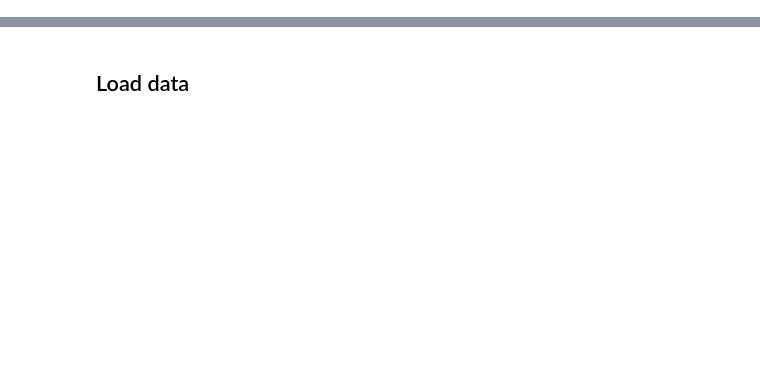
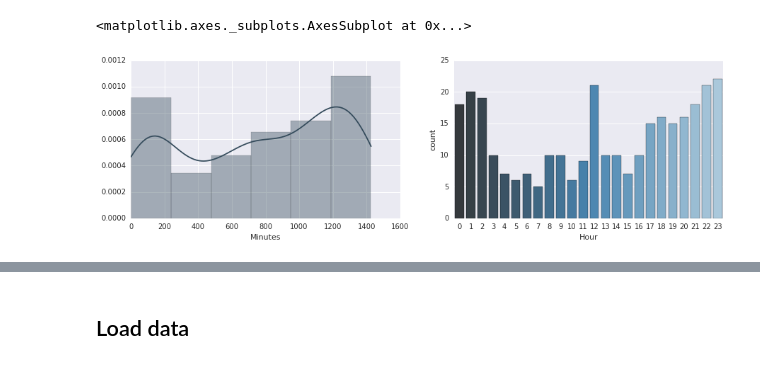
Before and after one commit to mixam85/datascience, a Jupyter notebook: assigment6/work/Crimes.ipynb, the cells around one changed output, grey strips where cells are left out. Drawn from its saved outputs; the diff is of its cells as text; code cells hidden in the pictures; blank space fills up the shorter version.

```diff
--- a/assigment6/work/Crimes.ipynb
+++ b/assigment6/work/Crimes.ipynb
@@ -27,0 +82,7 @@ train.csv
+# %%
+f, (ax1, ax2) = plt.subplots(1, 2, figsize=(15, 4))
+sns.distplot(incidents_sa[incidents_sa['Category'] == 'ROBBERY'].Minutes, ax=ax1)
+sns.countplot(data=incidents_sa[incidents_sa['Category'] == 'ROBBERY'], x='Hour', ax=ax2, palette='Blues_d')
+# %% [output]
+<matplotlib.axes._subplots.AxesSubplot at 0x...>
+[figure, added]
```
Also changed, not shown: parts of 48 cells of this notebook.
